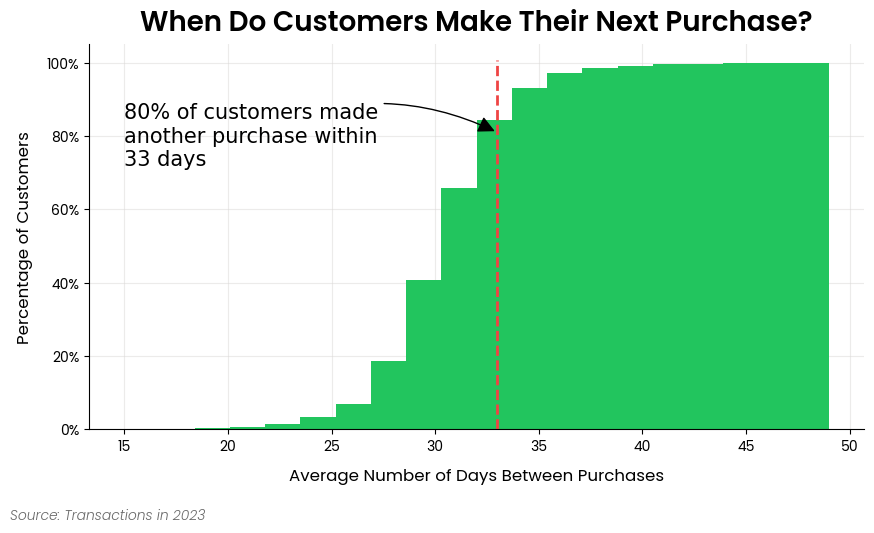
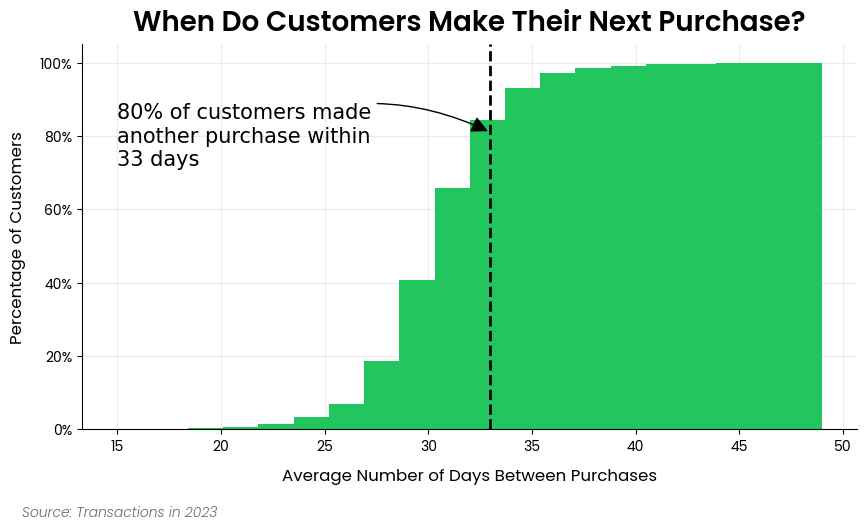
Code edit (unified diff) that turned the first committed figure into the second:
--- before
+++ after
@@ -1,13 +1,18 @@
-ax = dbp.plot(
-    figsize=(10, 5),
+ax = histogram.plot(
+    df=dbp.purchase_dist_s,
+    title="When Do Customers Make Their Next Purchase?",
+    x_label="Average Number of Days Between Purchases",
+    y_label="Percentage of Customers",
     bins=20,
     cumulative=True,
-    percentile_line=0.8,
+    density=True,
+    figsize=(10, 5),
     source_text="Source: Transactions in 2023",
-    title="When Do Customers Make Their Next Purchase?",
 )
+set_axis_format(ax.yaxis, "percent", decimals=0, xmax=1.0)
 
-# Let's dress up the chart a bit of text and get rid of the legend
+# Add a percentile line and an annotation describing the churn period
 churn_period = dbp.purchases_percentile(0.8)
+ax.axvline(x=churn_period, color="black", linestyle="--", lw=2)
 ax.annotate(
     f"80% of customers made\nanother purchase within\n{round(churn_period)} days",
@@ -17,6 +22,9 @@
     ha="left",
     va="center",
-    arrowprops={"facecolor": "black", "arrowstyle": "-|>", "connectionstyle": "arc3,rad=-0.25", "mutation_scale": 25},
+    arrowprops={
+        "facecolor": "black",
+        "arrowstyle": "-|>",
+        "connectionstyle": "arc3,rad=-0.25",
+        "mutation_scale": 25,
+    },
 )
-ax.legend().set_visible(False)
-plt.show()

Commit: refactor!: remove plot() methods from customer and segstats classes